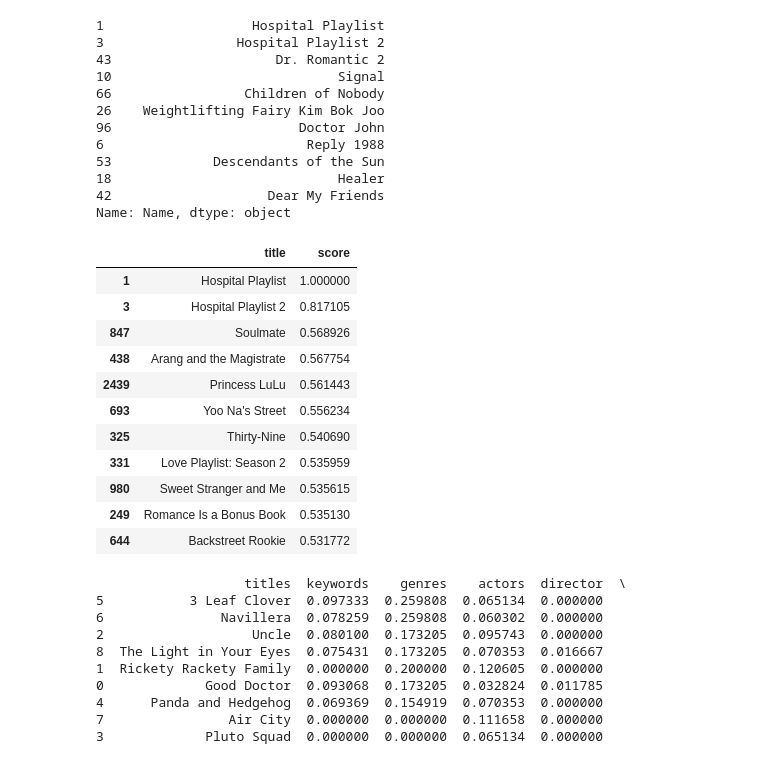
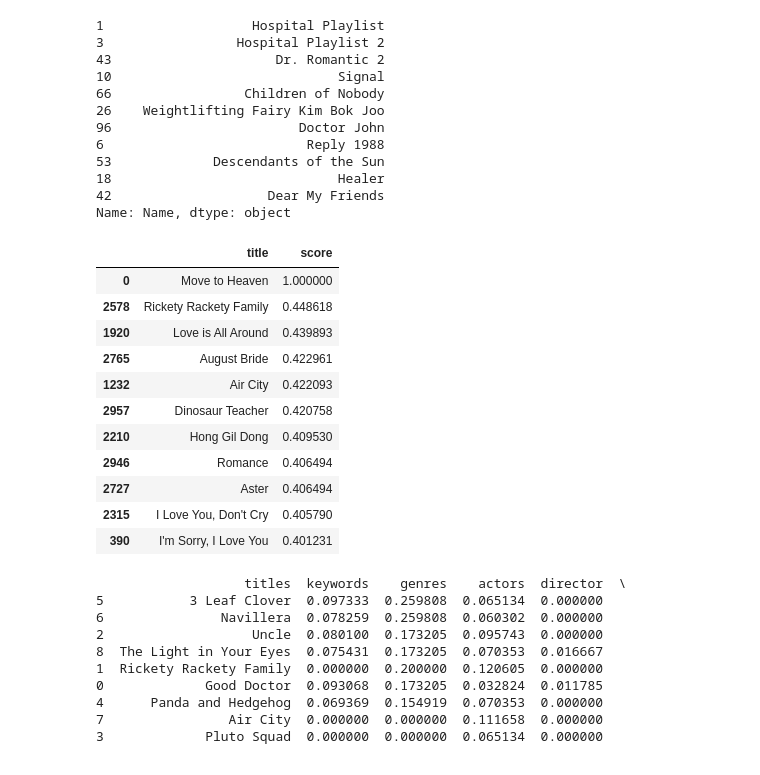
Before and after one commit to JohndKim/Kdrama-Recommender, a Jupyter notebook: recommender/test.ipynb, the cells around one changed output. Saved outputs shown, nothing was run; the diff lists cells and outputs as text; code cells hidden in the pictures.

```diff
--- a/recommender/test.ipynb
+++ b/recommender/test.ipynb
@@ -301,45 +305,45 @@ df = pd.read_csv(filename)
 
 df = df[['title', 'description', 'keywords', 'genres', 'actors', 'director', 'screenwriter']]
 
 def fill_na():
     df.replace("N/A", "")
     for label in df.columns:
         df[label] = df[label].fillna('') # fills N/A values with ""
 
 fill_na()
 
 vectorizer = CountVectorizer()
 vector = vectorizer.fit_transform(df['keywords'] + " " + df['genres']
  + " " + df['actors'] + " " + df['director'] + " " + df['screenwriter'])
 
 cs = cosine_similarity(vector, vector)
 
 indices = pd.Series(df.index, index=df['title'])
 indices = indices[~indices.index.duplicated(keep='last')]
 
 def search_kdrama(kdrama_name, kdrama_indices):
     return kdrama_indices[kdrama_indices.index.str.contains(kdrama_name, regex=False, na=False)]
 
 def get_recommended_kdramas(target_kdrama_index, kdrama_similarities, kdramas_df):
     similarity_scores = pd.DataFrame(kdrama_similarities[target_kdrama_index], columns=["score"])
     kdrama_indices = similarity_scores.sort_values("score", ascending=False)[0:11].index
     return pd.concat([kdramas_df['title'].iloc[kdrama_indices], similarity_scores.iloc[kdrama_indices]], axis = 1)
 
-get_recommended_kdramas(1, cs, df)
+get_recommended_kdramas(0, cs, df)
 # search_kdrama("(ft. Marriage and Divorce)", indices)
 # %% [output]
 |  | title | score |
-| 1 | Hospital Playlist | 1.000000 |
-| 3 | Hospital Playlist 2 | 0.817105 |
-| 847 | Soulmate | 0.568926 |
-| 438 | Arang and the Magistrate | 0.567754 |
-| 2439 | Princess LuLu | 0.561443 |
-| 693 | Yoo Na's Street | 0.556234 |
-| 325 | Thirty-Nine | 0.540690 |
-| 331 | Love Playlist: Season 2 | 0.535959 |
-| 980 | Sweet Stranger and Me | 0.535615 |
-| 249 | Romance Is a Bonus Book | 0.535130 |
-| 644 | Backstreet Rookie | 0.531772 |
+| 0 | Move to Heaven | 1.000000 |
+| 2578 | Rickety Rackety Family | 0.448618 |
+| 1920 | Love is All Around | 0.439893 |
+| 2765 | August Bride | 0.422961 |
+| 1232 | Air City | 0.422093 |
+| 2957 | Dinosaur Teacher | 0.420758 |
+| 2210 | Hong Gil Dong | 0.409530 |
+| 2946 | Romance | 0.406494 |
+| 2727 | Aster | 0.406494 |
+| 2315 | I Love You, Don't Cry | 0.405790 |
+| 390 | I'm Sorry, I Love You | 0.401231 |
 # %%
 import pandas as pd  # dataframe library
 from sklearn.feature_extraction.text import CountVectorizer # vectorizes the data
```
Also changed, not shown: parts of 2 cells of this notebook, 18 other files.
